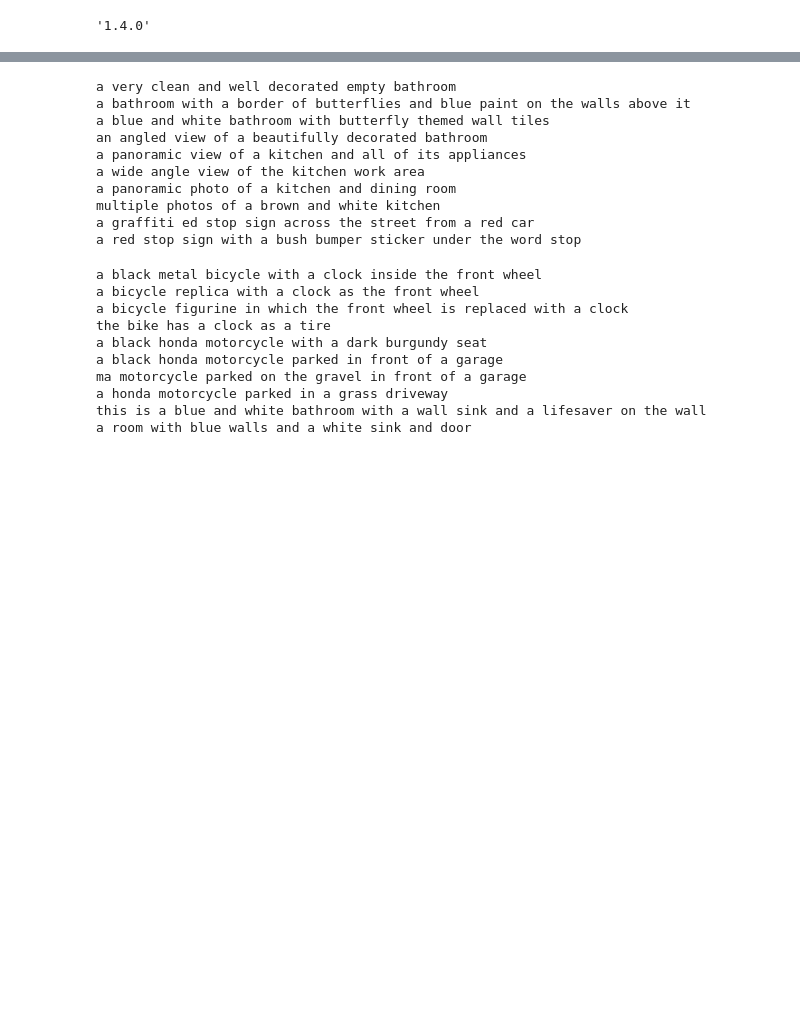
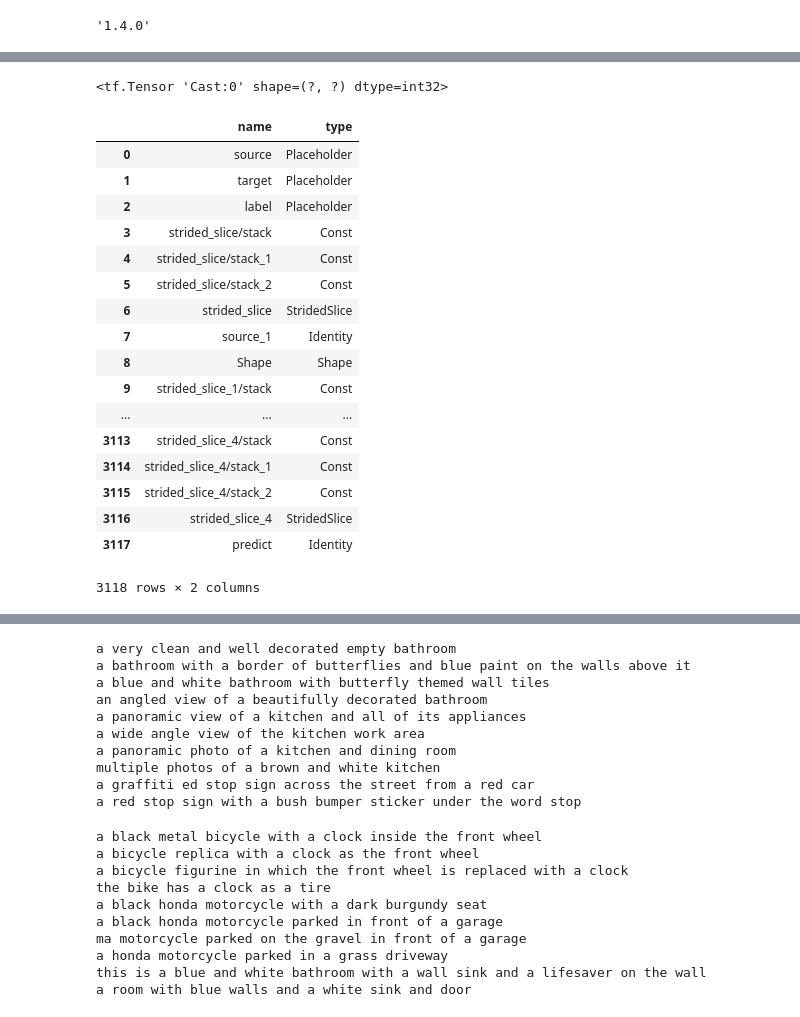
Before and after one commit to zachalexan/neural-paraphrase-generation, a Jupyter notebook: Untitled.ipynb, the cells around one changed output, grey strips where cells are left out. Cells and saved outputs as stored; diff of their text form; code cells hidden in the pictures; blank space fills up the shorter version.

```diff
--- a/Untitled.ipynb
+++ b/Untitled.ipynb
@@ -108,0 +121,4 @@ INFO:tensorflow:loss = 3.21016, step = 6701 (104.928 sec)
+# %%
+tf.cast(source, dtype=tf.int32)
+# %% [output]
+<tf.Tensor 'Cast:0' shape=(?, ?) dtype=int32>
@@ -108,0 +127,23 @@ INFO:tensorflow:loss = 3.21016, step = 6701 (104.928 sec)
+# %%
+x = tf.get_default_graph().get_operations()[0]
+# %%
+d = pd.DataFrame([{'name': x.name, 'type': x.type} for x in tf.get_default_graph().get_operations()])
+# %% [output]
+|  | name | type |
+| 0 | source | Placeholder |
+| 1 | target | Placeholder |
+| 2 | label | Placeholder |
+| 3 | strided_slice/stack | Const |
+| 4 | strided_slice/stack_1 | Const |
+| 5 | strided_slice/stack_2 | Const |
+| 6 | strided_slice | StridedSlice |
+| 7 | source_1 | Identity |
+| 8 | Shape | Shape |
+| 9 | strided_slice_1/stack | Const |
+| ... | ... | ... |
+| 3113 | strided_slice_4/stack | Const |
+| 3114 | strided_slice_4/stack_1 | Const |
+| 3115 | strided_slice_4/stack_2 | Const |
+| 3116 | strided_slice_4 | StridedSlice |
+| 3117 | predict | Identity |
+3118 rows × 2 columns
```
Also changed, not shown: parts of 29 cells of this notebook, 4 other files.
